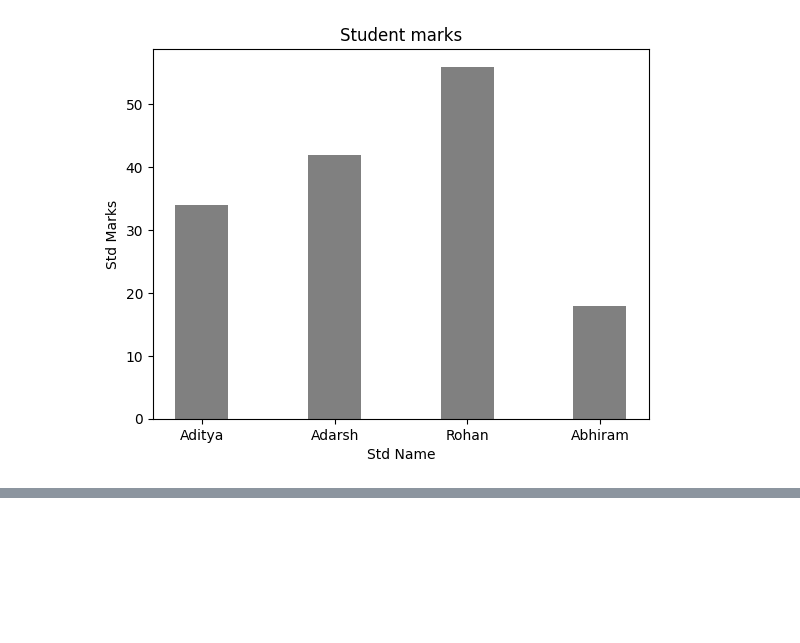
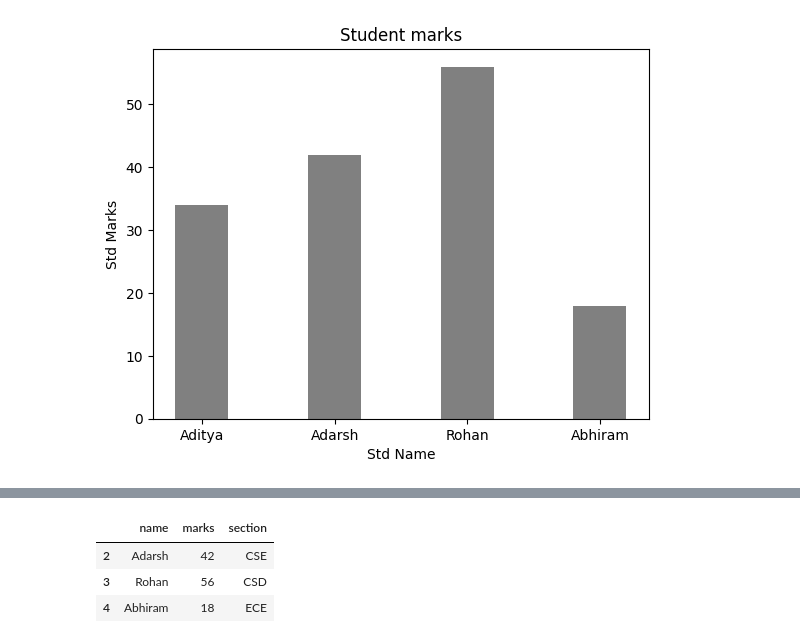
Before and after one commit to Aditya44234/AIwithPy, a Jupyter notebook: pandas.ipynb, the cells around one changed output, grey strips where cells are left out. Cells and saved outputs as stored; diff of their text form; code cells hidden in the pictures; blank space fills up the shorter version.

```diff
--- a/pandas.ipynb
+++ b/pandas.ipynb
@@ -207,3 +202,17 @@ plt.title("Student marks")
 # %% [output]
 Index([1, 2, 3, 4], dtype='int64')
 [figure]
+# %%
+import pandas as pd
+import numpy as np
+import matplotlib.pyplot as plt
+
+dict={
+    "name":['Aditya','Adarsh','Rohan','Abhiram'],
+    "marks":[34,42,56,18],
+    "section":['CSM','CSE','CSD','ECE']
+}
+
+df=pd.DataFrame(dict)
+df.index=[1,2,3,4]
+df
@@ -209,0 +233,7 @@ Index([1, 2, 3, 4], dtype='int64')
+# %%
+df.drop(index=1)
+# %% [output]
+|  | name | marks | section |
+| 2 | Adarsh | 42 | CSE |
+| 3 | Rohan | 56 | CSD |
+| 4 | Abhiram | 18 | ECE |
```
Also changed, not shown: parts of 4 cells of this notebook.
